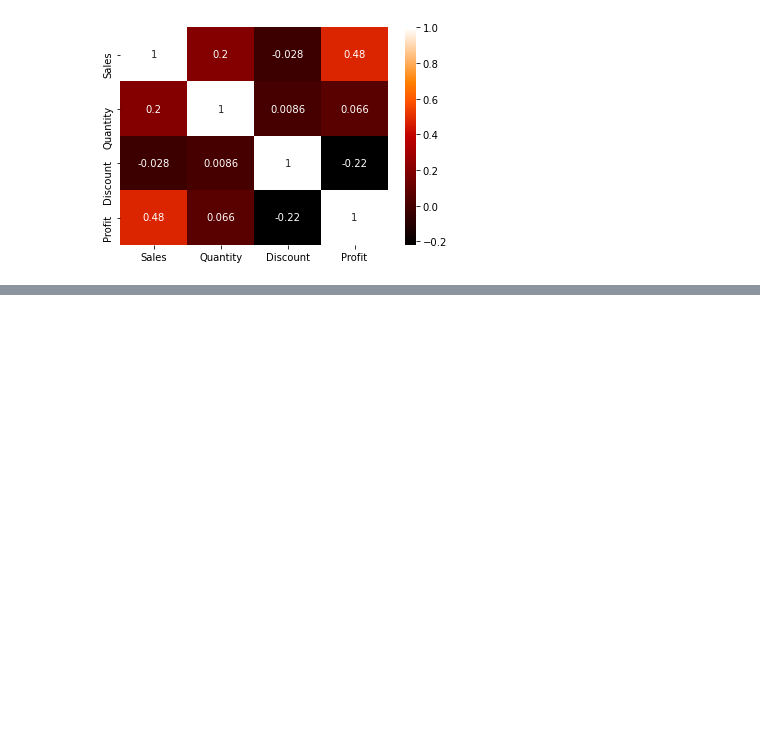
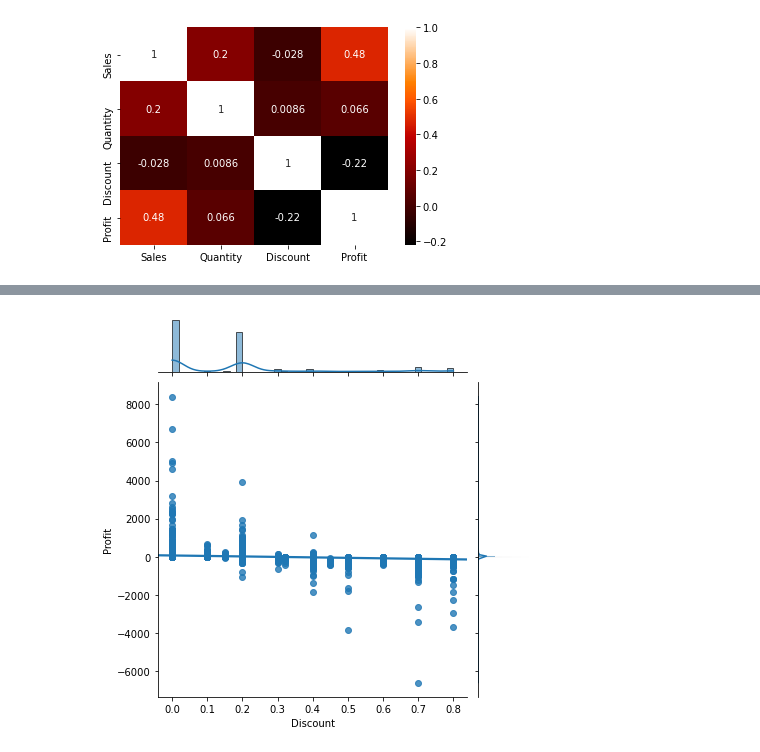
Before and after one commit to carrotdip/SuperStore, a Jupyter notebook: SuperStore_Analysis.ipynb, the cells around one changed output, grey strips where cells are left out. Drawn from its saved outputs; the diff is of its cells as text; code cells hidden in the pictures; blank space fills up the shorter version.

```diff
--- a/SuperStore_Analysis.ipynb
+++ b/SuperStore_Analysis.ipynb
@@ -224,0 +236,6 @@ g = sns.heatmap(superstore_df[['Sales','Quantity','Discount','Profit']].corr(met
+# %%
+# Jointplot of discount to profit
+sns.jointplot(x=superstore_df['Discount'],y=superstore_df['Profit'], kind='reg', truncate=False)
+plt.savefig('Images/discountprofitjp.png') # save as png
+# %% [output]
+[figure, added]
```
Also changed, not shown: parts of 13 cells of this notebook, 14 other files.
